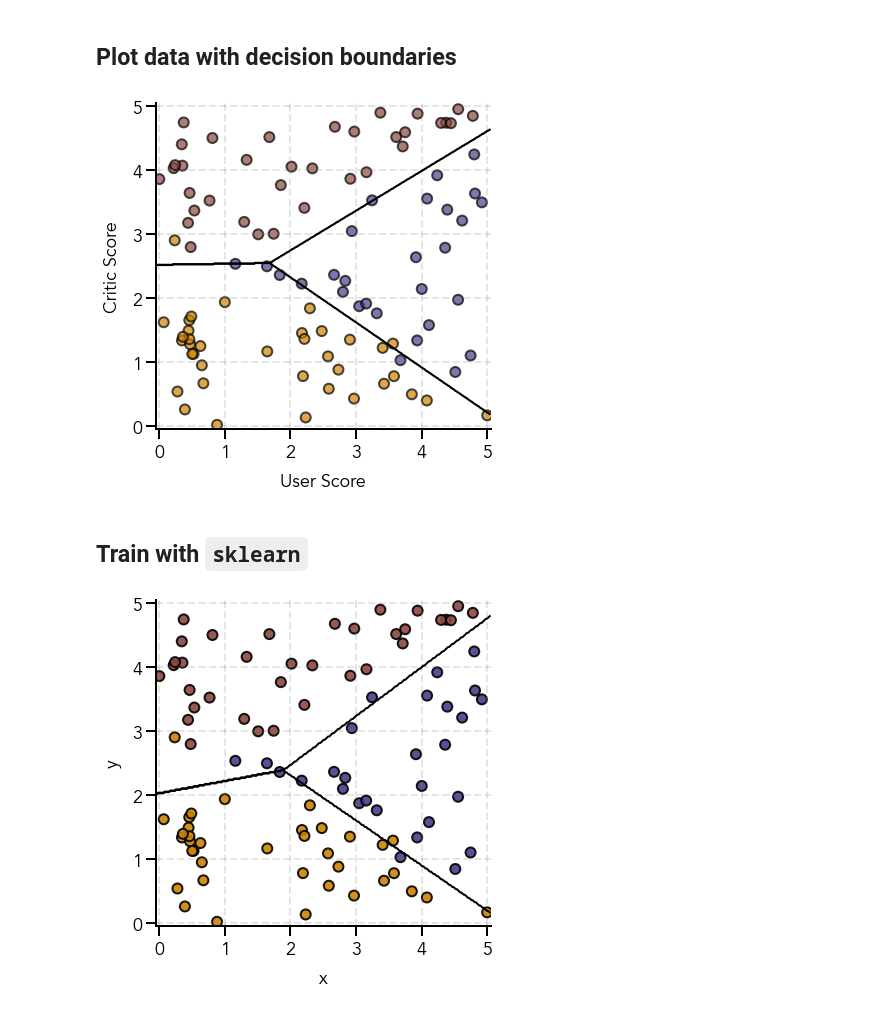
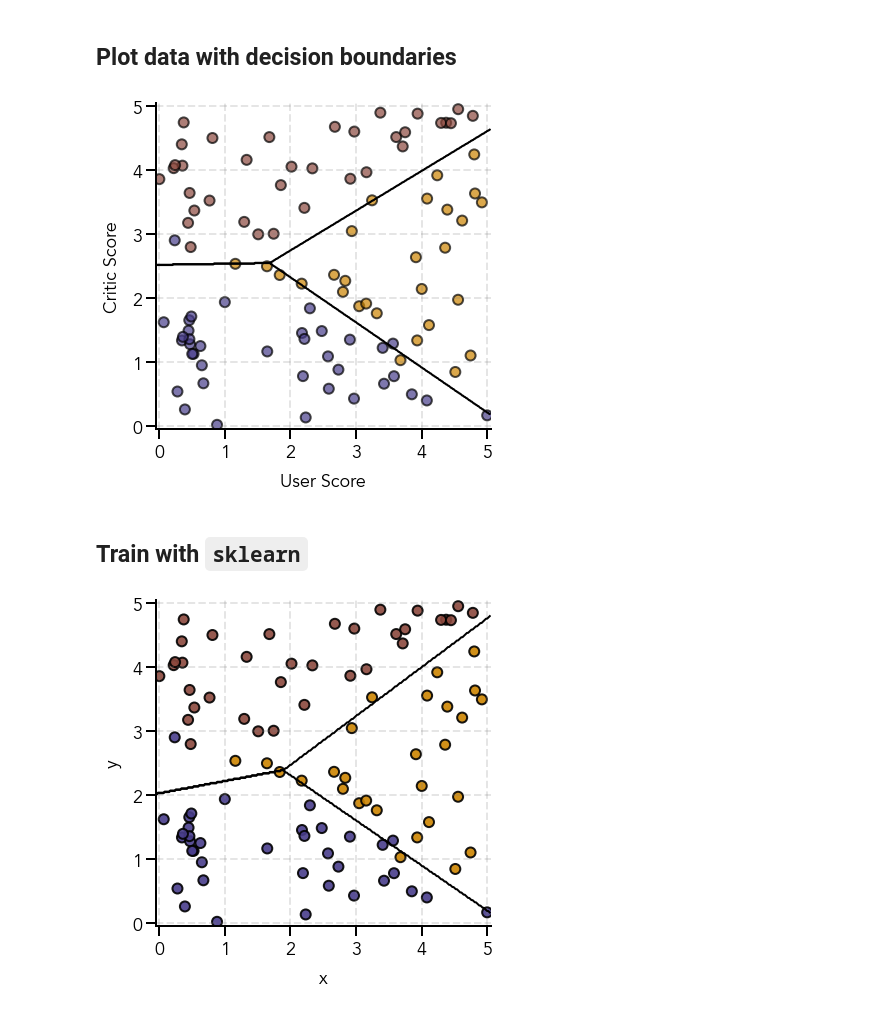
Before and after one commit to naveenv92/machine-learning-basics, a Jupyter notebook: notebooks/02-logistic-regression.ipynb, the cells around one changed output. Drawn from its saved outputs; the diff is of its cells as text; code cells hidden in the pictures.

```diff
--- a/notebooks/02-logistic-regression.ipynb
+++ b/notebooks/02-logistic-regression.ipynb
@@ -533,7 +533,7 @@ fig = plt.figure(figsize=(6, 6))
 ax = fig.add_subplot(111)
 
 # Colors for scatter points
-colors = ['#cc8400', '#483d8b', '#8b483d']
+colors = ['#483d8b', '#cc8400', '#8b483d']
 colors_data = [colors[int(i)] for i in y]
 
 # Plot decision boundaries
@@ -565,7 +565,7 @@ ax.set(xlim=(-0.05, 5.05), ylim=(-0.05, 5.05), xlabel='User Score', ylabel='Crit
 
 plt.show()
 # %% [output]
-[figure, old version]
+[figure, new version]
 # %% [markdown]
 ## Train with `sklearn`
 # %%
@@ -573,30 +573,30 @@ clf = LogisticRegression(random_state=0, max_iter=500, fit_intercept=False).fit(
 # %%
 # Create figure
 fig = plt.figure(figsize=(6, 6))
 ax = fig.add_subplot(111)
 
 # Colors for scatter points
-colors = ['#cc8400', '#483d8b', '#8b483d']
+colors = ['#483d8b', '#cc8400', '#8b483d']
 colors_data = [colors[int(i)] for i in y]
 
 # Plot decision boundaries
 x1_bound, x2_bound = np.meshgrid(np.linspace(-0.05, 5.05, 300), np.linspace(-0.05, 5.05, 300))
 Z = clf.predict(np.c_[np.ones(shape=x1_bound.shape).ravel(), x1_bound.ravel(), x2_bound.ravel()]).reshape(x1_bound.shape)
 
 ax.contour(x1_bound, x2_bound, Z, levels=[0, 1, 2], colors='black', linewidths=2)
 
 # Plot sample data
 ax.scatter(user_score, critic_score, color=colors_data, s=100, edgecolor='black', linewidth=2, alpha=0.9)
 
 # Add grid
 ax.grid(linestyle='--', linewidth=2, color='gray', alpha=0.2)
 
 # Add axis labels
 ax.set(xlim=(-0.05, 5.05), ylim=(-0.05, 5.05), xlabel='x', ylabel='y')
 
 plt.show()
 # %% [output]
-[figure, old version]
+[figure, new version]
 # %%
 def predict_multi(X, w):
     """
```
Also changed, not shown: parts of 2 cells of this notebook, 2 other files.
